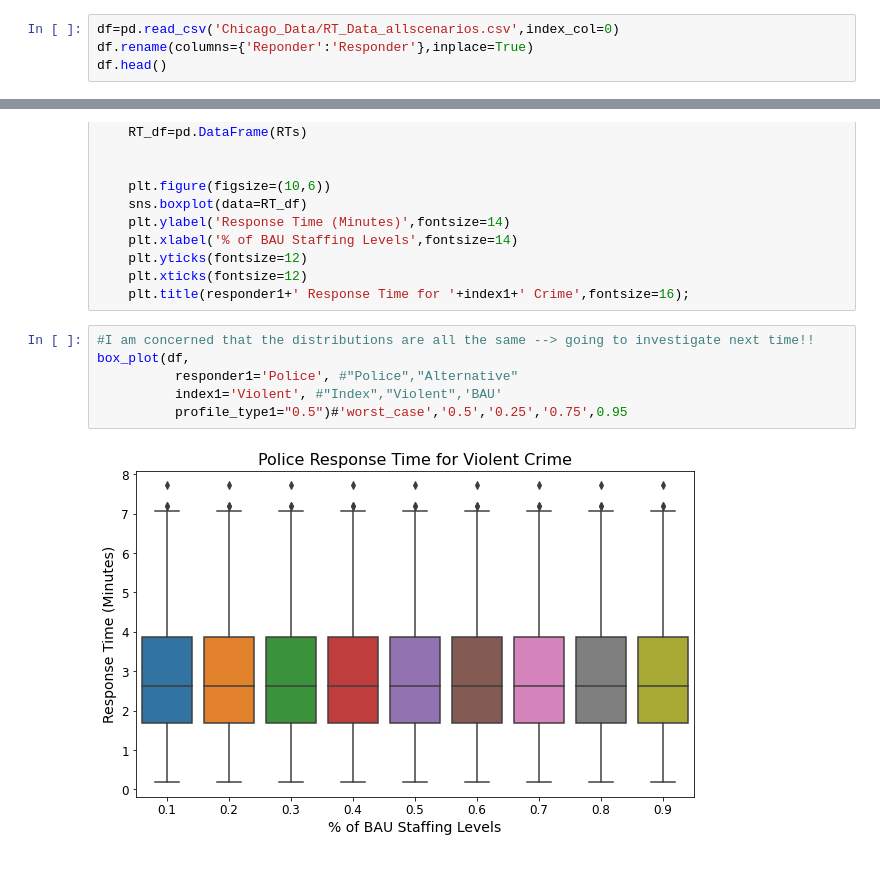
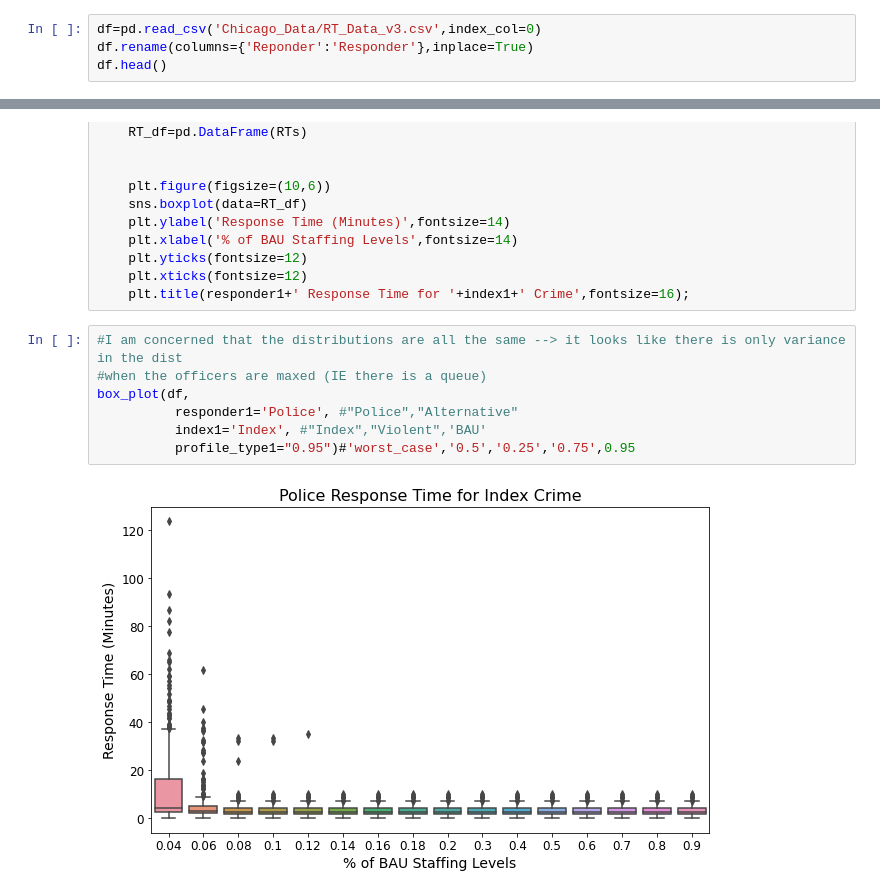
Before and after one commit to callieclark/response-time-project, a Jupyter notebook: Plot_Generator.ipynb, the cells around one changed output, grey strips where cells are left out. Drawn from its saved outputs; the diff is of its cells as text.

```diff
--- a/Plot_Generator.ipynb
+++ b/Plot_Generator.ipynb
@@ -7,7 +7,7 @@ import json
 import warnings
 warnings.filterwarnings("ignore")
 # %%
-df=pd.read_csv('Chicago_Data/RT_Data_allscenarios.csv',index_col=0)
+df=pd.read_csv('Chicago_Data/RT_Data_v3.csv',index_col=0)
 df.rename(columns={'Reponder':'Responder'},inplace=True)
 df.head()
 # %% [output]
@@ -178,10 +272,11 @@ def box_plot(df,responder1,index1,profile_type1):
     plt.xticks(fontsize=12)
     plt.title(responder1+' Response Time for '+index1+' Crime',fontsize=16);
 # %%
-#I am concerned that the distributions are all the same --> going to investigate next time!!
+#I am concerned that the distributions are all the same --> it looks like there is only variance in the dist
+#when the officers are maxed (IE there is a queue)
 box_plot(df,
           responder1='Police', #"Police","Alternative"
-          index1='Violent', #"Index","Violent",'BAU'
-          profile_type1="0.5")#'worst_case','0.5','0.25','0.75',0.95
+          index1='Index', #"Index","Violent",'BAU'
+          profile_type1="0.95")#'worst_case','0.5','0.25','0.75',0.95
 # %% [output]
-[figure, old version]
+[figure, new version]
```
Also changed, not shown: parts of 16 cells of this notebook, 2 other files.
